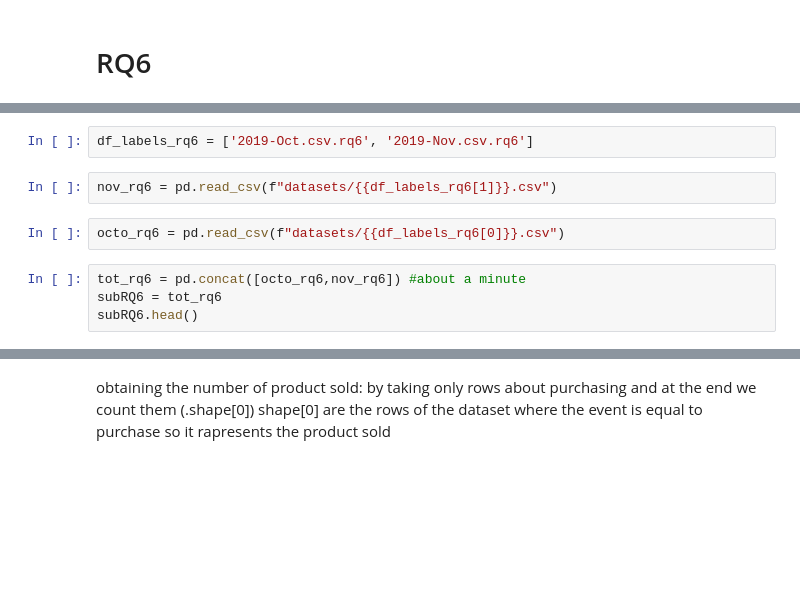
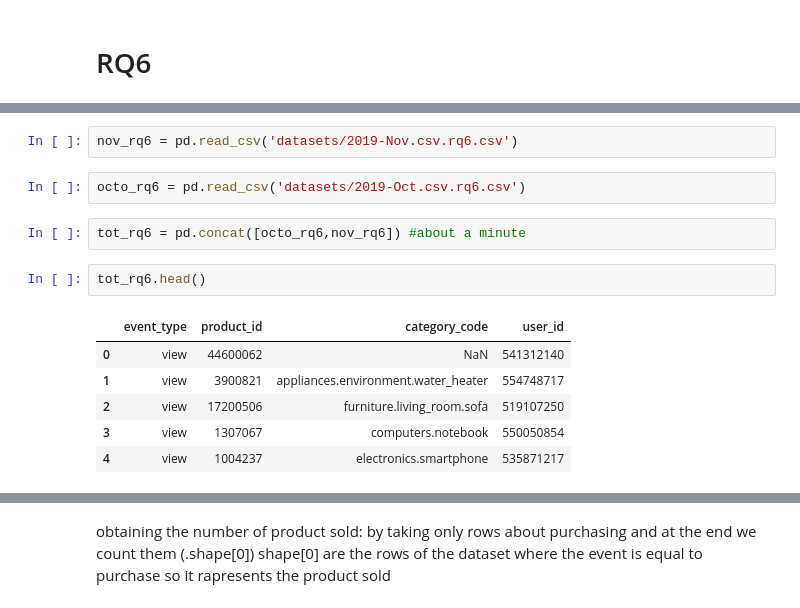
Before and after one commit to LA200/ADM_HW2, a Jupyter notebook: main.ipynb, the cells around one changed output, grey strips where cells are left out. Drawn from its saved outputs; the diff is of its cells as text; blank space fills up the shorter version.

```diff
--- a/main.ipynb
+++ b/main.ipynb
@@ -618,10 +716,15 @@ so saturday is the day when the store has the highest number of views
+# %%
+nov_rq6 = pd.read_csv('datasets/2019-Nov.csv.rq6.csv')
 # %%
-df_labels_rq6 = ['2019-Oct.csv.rq6', '2019-Nov.csv.rq6']
+octo_rq6 = pd.read_csv('datasets/2019-Oct.csv.rq6.csv')
-# %%
-nov_rq6 = pd.read_csv(f"datasets/{{df_labels_rq6[1]}}.csv")
-# %%
-octo_rq6 = pd.read_csv(f"datasets/{{df_labels_rq6[0]}}.csv")
 # %%
 tot_rq6 = pd.concat([octo_rq6,nov_rq6]) #about a minute
-subRQ6 = tot_rq6
-subRQ6.head()
+# %%
+tot_rq6.head()
+# %% [output]
+|  | event_type | product_id | category_code | user_id |
+| 0 | view | 44600062 | NaN | 541312140 |
+| 1 | view | 3900821 | appliances.environment.water_heater | 554748717 |
+| 2 | view | 17200506 | furniture.living_room.sofa | 519107250 |
+| 3 | view | 1307067 | computers.notebook | 550050854 |
+| 4 | view | 1004237 | electronics.smartphone | 535871217 |
```
Also changed, not shown: parts of 65 cells of this notebook.
